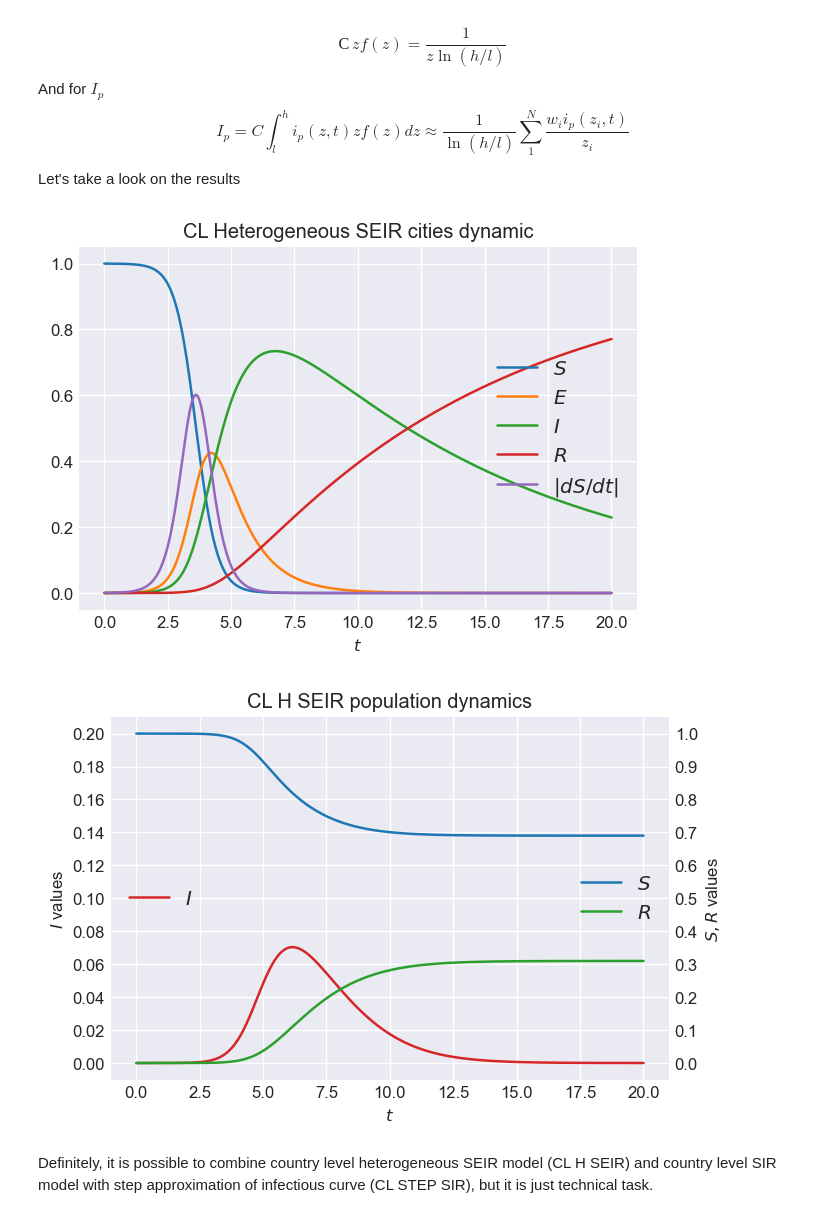
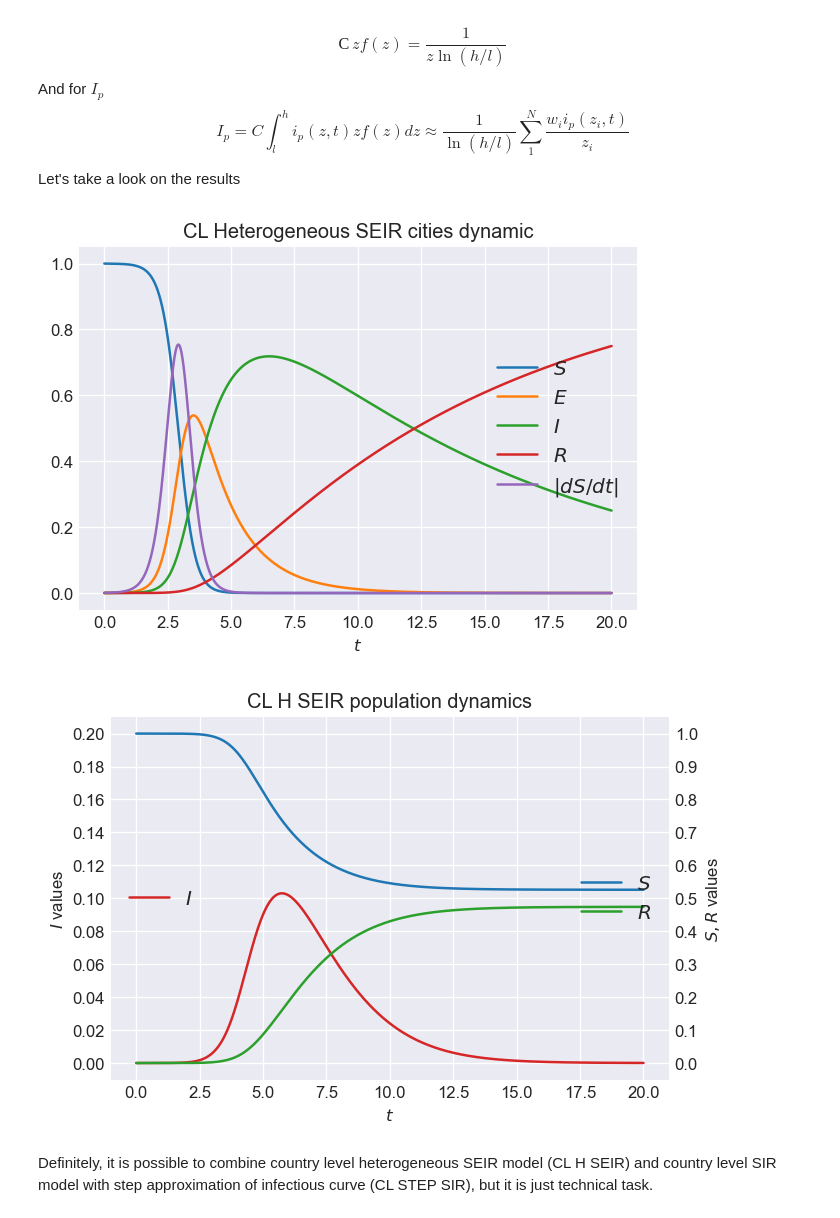
Before and after one commit to ivvaan/A-disease-spread-inhomogeneous-models, a Jupyter notebook: country_level_spread_dynamics.ipynb, the cells around one changed output. Drawn from its saved outputs; the diff is of its cells as text; code cells hidden in the pictures.

```diff
--- a/country_level_spread_dynamics.ipynb
+++ b/country_level_spread_dynamics.ipynb
@@ -469,22 +469,23 @@ def get_u0(I0,l,h,theta,guess=0.1):
 # %% [markdown]
 Following class incapsulate a city internal spread dynamics and helps us to get the dynamics for given city size $z$ (controlled by $r_0(0)(z)$ and $v_s(0)(z)$ as well as $1/\tau_E(z)$, $1/\tau_I(z)$, and $\mathcal{I}(z)$).
 # %%
-def z_pow_theta_expectation(l,h,theta):return (h*l**theta-l*h**theta)/((1-theta)*(h-l))
+def z_pow_theta_expectation(alpha,l,h,theta):
+    return alpha*(h**alpha*l**theta-l**alpha*h**theta)/((alpha-theta)*(h**alpha-l**alpha))
 
 class incity_dynamics:
 
-    def __init__(self,r0_0,i0,τ,vs0,vb0,infected_threshold,l,h,theta_r,theta_v):
+    def __init__(self,r0_0,i0,τ,vs0,vb0,infected_threshold,l,h,alpha,theta_r,theta_v):
         self.r0_0,self.i0,self.τ,self.vb0=r0_0,i0,τ,vb0
         self.infected_threshold=infected_threshold
         self.l,self.h=l,h
-        self.theta_r,self.theta_v=theta_r,theta_v
-        self.vs_coef=(np.exp(vs0)-1.0)/z_pow_theta_expectation(l,h,theta_v)
+        self.alpha,self.theta_r,self.theta_v=alpha,theta_r,theta_v
+        self.vs_coef=(np.exp(vs0)-1.0)/z_pow_theta_expectation(alpha,l,h,theta_v)
 
-    def get_r0(self,z): return self.r0_0*(4.0*z/self.h)**self.theta_r
+    def get_r0(self,z): return self.r0_0*(z/self.h)**self.theta_r
     def get_vs0(self,z): return np.log(1.0+self.vs_coef*z**self.theta_v)
 
     def z_pow_theta_expectation(self,theta):
-        return z_pow_theta_expectation(self.l,self.h,theta)
+        return z_pow_theta_expectation(self.alpha,self.l,self.h,theta)
 
     def get_spread_curves(self,Z):
         def F(z):
@@ -555,15 +561,17 @@ def CL_H_SEIR(incity_dyn,I0,β,l,h,n,d,theta):
     L,H=l**(1.0/phi),h**(1.0/phi)
     N,V,W=get_nodes_and_weights(min([L,H]),max([L,H]),n,d)
     Z=V**phi
+    alpha=incity_dyn.alpha
     Z_pow_theta=Z**theta
+    Z_pow_alpha=Z**alpha
 
     s_city,i_city,_=incity_dyn.get_spread_curves(Z)
     inv_tau_e,inv_tau_i,i_avr=incity_dyn.get_spread_params(i_city)
 
     #weights for numerical integration of a function g(z,...)
     W0=abs(phi)*W/V
-    W1=(h*l/(h-l))*W0/Z #to get E[g(z,...)]
-    W2=W0/np.log(h/l) #to get C*E[z*g(z,...)]
+    W1=(alpha/(l**(-alpha)-h**(-alpha)))*W0/Z_pow_alpha #to get E[g(z,...)]
+    W2=((1.0-alpha)/(h**(1.0-alpha)-l**(1.0-alpha)))*W0 #to get C*E[z*g(z,...)]
     W3=i_avr*W2 #to get C*E[I(z)*z*g(z,...)]
 
     beta=β/incity_dyn.z_pow_theta_expectation(theta)
@@ -622,18 +630,21 @@ $$I_p=C\int_l^hi_p(z,t)zf(z)dz \approx \frac{1}{\ln(h/l)}\sum_1^N \frac{w_ii_p(z
 Let's take a look on the results
 # %%
 theta=0.1
+theta_r=theta
+theta_v=theta/2
+alpha=0.93
 l=1.0e-6
 h=0.05
 infected_threshold=i0*4.0
-icd=incity_dynamics(r0_0,i0,τ,vs0,vb0,infected_threshold,l,h,theta,theta/2)
+icd=incity_dynamics(r0_0,i0,τ,vs0,vb0,infected_threshold,l,h,alpha,theta_r,theta_v)
 S,E,I,R,dS,S_pop,I_pop,R_pop=CL_H_SEIR(icd,I0,w/i0,l,h,5,20,theta)
 show_SEIR(S,E,I,R,dS,f'CL Heterogeneous SEIR cities dynamic')
 # %% [output]
-[figure, old version]
+[figure, new version]
 # %%
 show_SIR_pop(S_pop,I_pop,R_pop, 'CL H SEIR')
 # %% [output]
-[figure, old version]
+[figure, new version]
 # %% [markdown]
 Definitely, it is possible to combine country level heterogeneous SEIR model (CL H SEIR) and country level SIR model with step approximation of infectious curve (CL STEP SIR), but it is just technical task.
 # %% [markdown]
```
Also changed, not shown: parts of 6 cells of this notebook.
